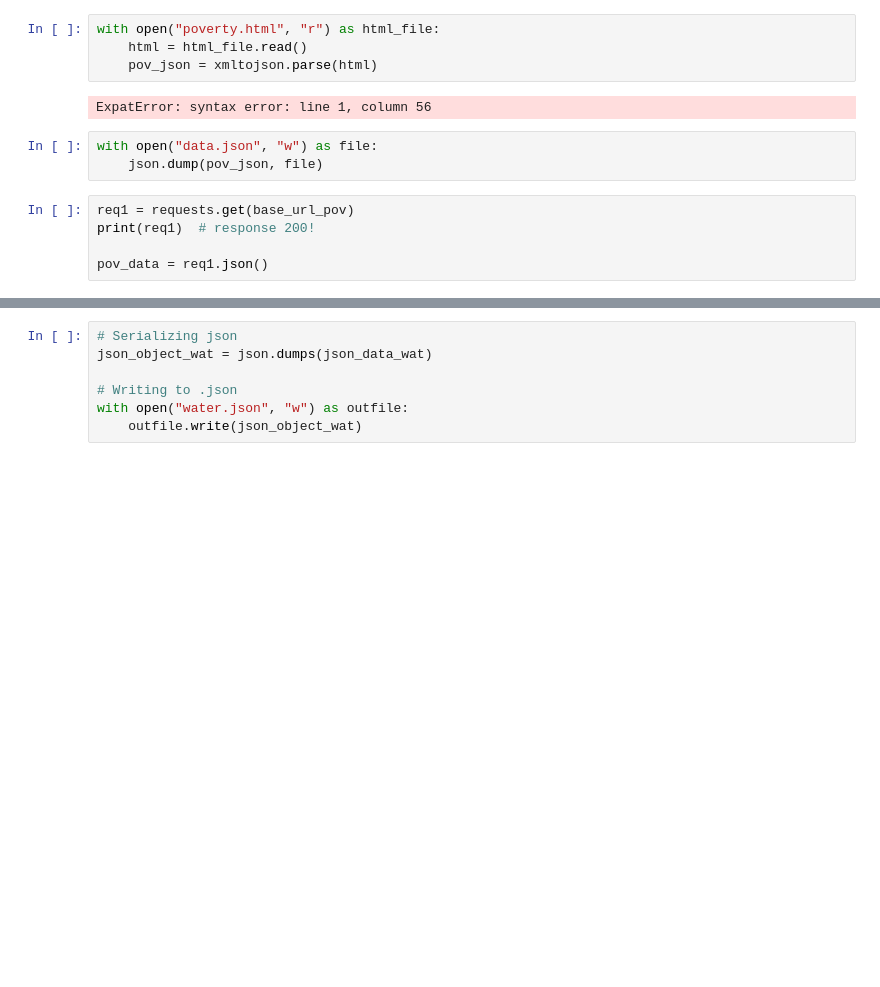
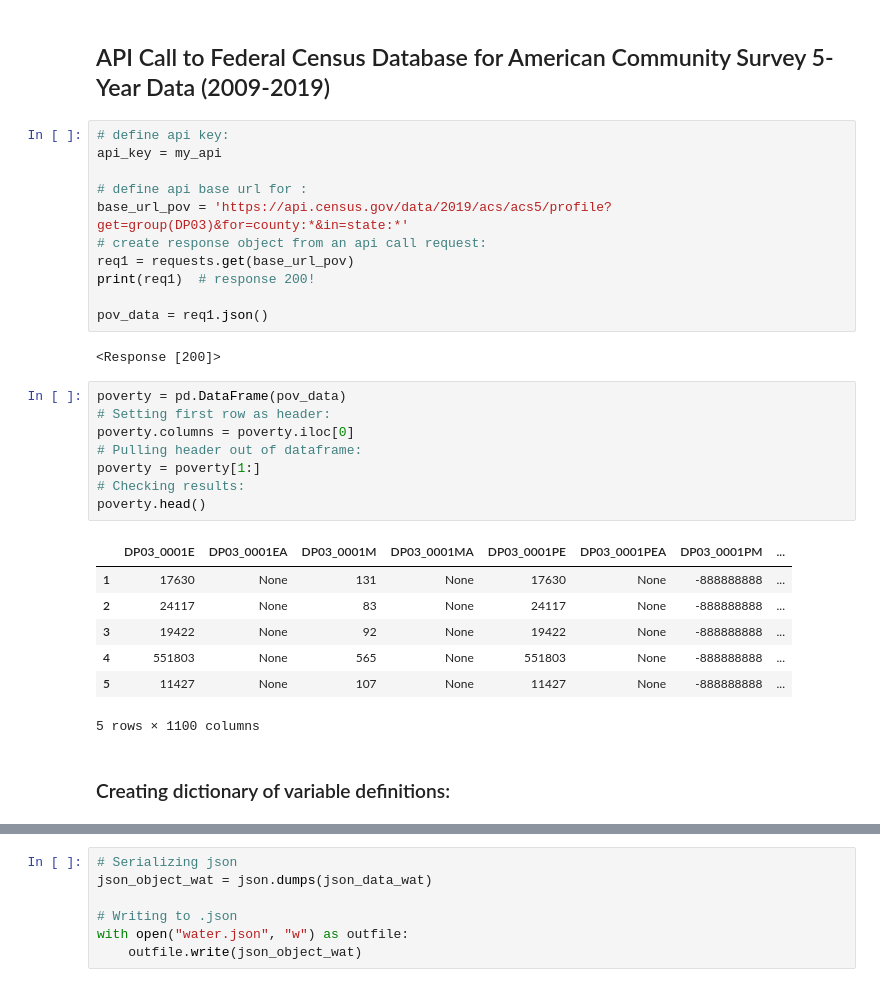
Before and after one commit to hafsa-said/final_project, a Jupyter notebook: finalproject.ipynb, the cells around one changed output, grey strips where cells are left out. Cells and saved outputs as stored; diff of their text form; blank space fills up the shorter version.

Commit message:
api calls

```diff
--- a/finalproject.ipynb
+++ b/finalproject.ipynb
@@ -26,14 +22,33 @@ with open("poverty.html", "w") as html_file:
-# %%
-with open("poverty.html", "r") as html_file:
-    html = html_file.read()
-    pov_json = xmltojson.parse(html)
-# %% [output]
-ExpatError: syntax error: line 1, column 56
-# %%
-with open("data.json", "w") as file:
-    json.dump(pov_json, file)
-# %%
-req1 = requests.get(base_url_pov)
-print(req1)  # response 200!
-
-pov_data = req1.json()
+# %% [markdown]
+## API Call to Federal Census Database for American Community Survey 5-Year Data (2009-2019)
+# %%
+# define api key:
+api_key = my_api
+
+# define api base url for :
+base_url_pov = 'https://api.census.gov/data/2019/acs/acs5/profile?get=group(DP03)&for=county:*&in=state:*'
+# create response object from an api call request:
+req1 = requests.get(base_url_pov)
+print(req1)  # response 200!
+
+pov_data = req1.json()
+# %% [output]
+<Response [200]>
+# %%
+poverty = pd.DataFrame(pov_data)
+# Setting first row as header:
+poverty.columns = poverty.iloc[0]
+# Pulling header out of dataframe:
+poverty = poverty[1:]
+# Checking results:
+poverty.head()
+# %% [output]
+|  | DP03_0001E | DP03_0001EA | DP03_0001M | DP03_0001MA | DP03_0001PE | DP03_0001PEA | DP03_0001PM | ... |
+| 1 | 17630 | None | 131 | None | 17630 | None | -888888888 | ... |
+| 2 | 24117 | None | 83 | None | 24117 | None | -888888888 | ... |
+| 3 | 19422 | None | 92 | None | 19422 | None | -888888888 | ... |
+| 4 | 551803 | None | 565 | None | 551803 | None | -888888888 | ... |
+| 5 | 11427 | None | 107 | None | 11427 | None | -888888888 | ... |
+5 rows × 1100 columns
+# %% [markdown]
+### Creating dictionary of variable definitions:
```
Also changed, not shown: parts of 8 cells of this notebook, 6 other files.
